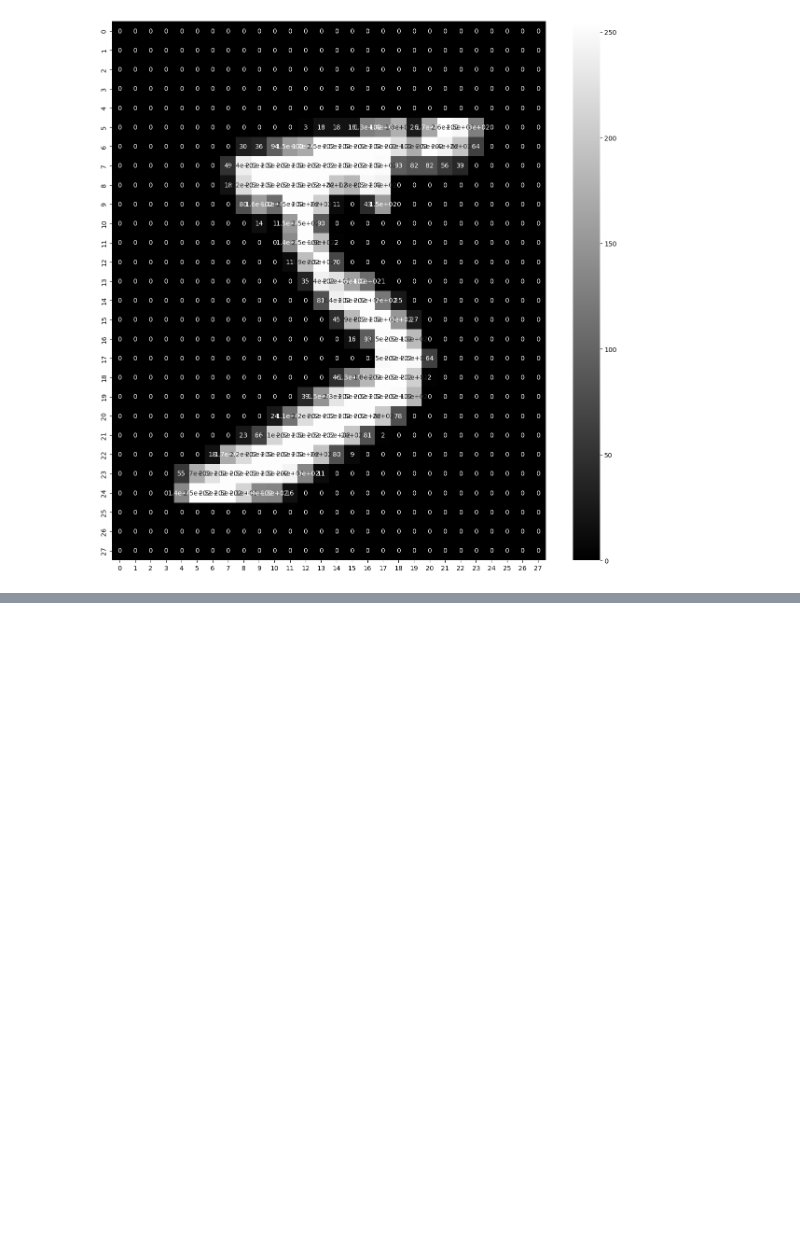
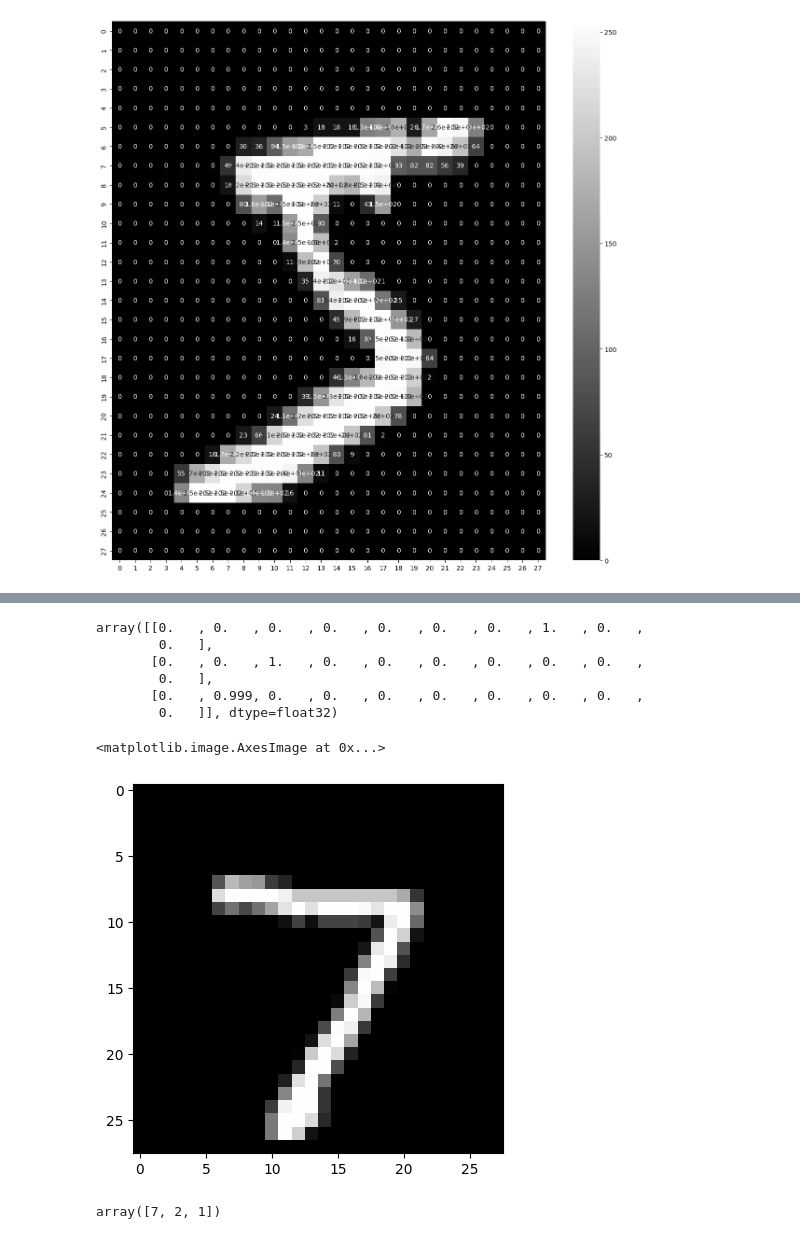
Before and after one commit to ajdhiman/Deep-Learning, a Jupyter notebook: Transfer_Learning.ipynb, the cells around one changed output, grey strips where cells are left out. Cells and saved outputs as stored; diff of their text form; code cells hidden in the pictures; blank space fills up the shorter version.

```diff
--- a/Transfer_Learning.ipynb
+++ b/Transfer_Learning.ipynb
@@ -96,0 +141,3 @@ model.compile(optimizer=optimizer,loss=loss, metrics=metrics)
+# %%
+xNew = xTest[:3]
+yProbablity = model.predict(xNew)
@@ -96,0 +146,19 @@ model.compile(optimizer=optimizer,loss=loss, metrics=metrics)
+# %%
+yProbablity.round(3)
+# %% [output]
+array([[0.   , 0.   , 0.   , 0.   , 0.   , 0.   , 0.   , 1.   , 0.   ,
+        0.   ],
+       [0.   , 0.   , 1.   , 0.   , 0.   , 0.   , 0.   , 0.   , 0.   ,
+        0.   ],
+       [0.   , 0.999, 0.   , 0.   , 0.   , 0.   , 0.   , 0.   , 0.   ,
+        0.   ]], dtype=float32)
+# %%
+plt.imshow(xNew[0],cmap="gray")
+# %% [output]
+<matplotlib.image.AxesImage at 0x...>
+[figure, added]
+# %%
+yPred = np.argmax(yProbablity,axis=-1)
+yPred
+# %% [output]
+array([7, 2, 1])
```
Also changed, not shown: parts of 26 cells of this notebook.
